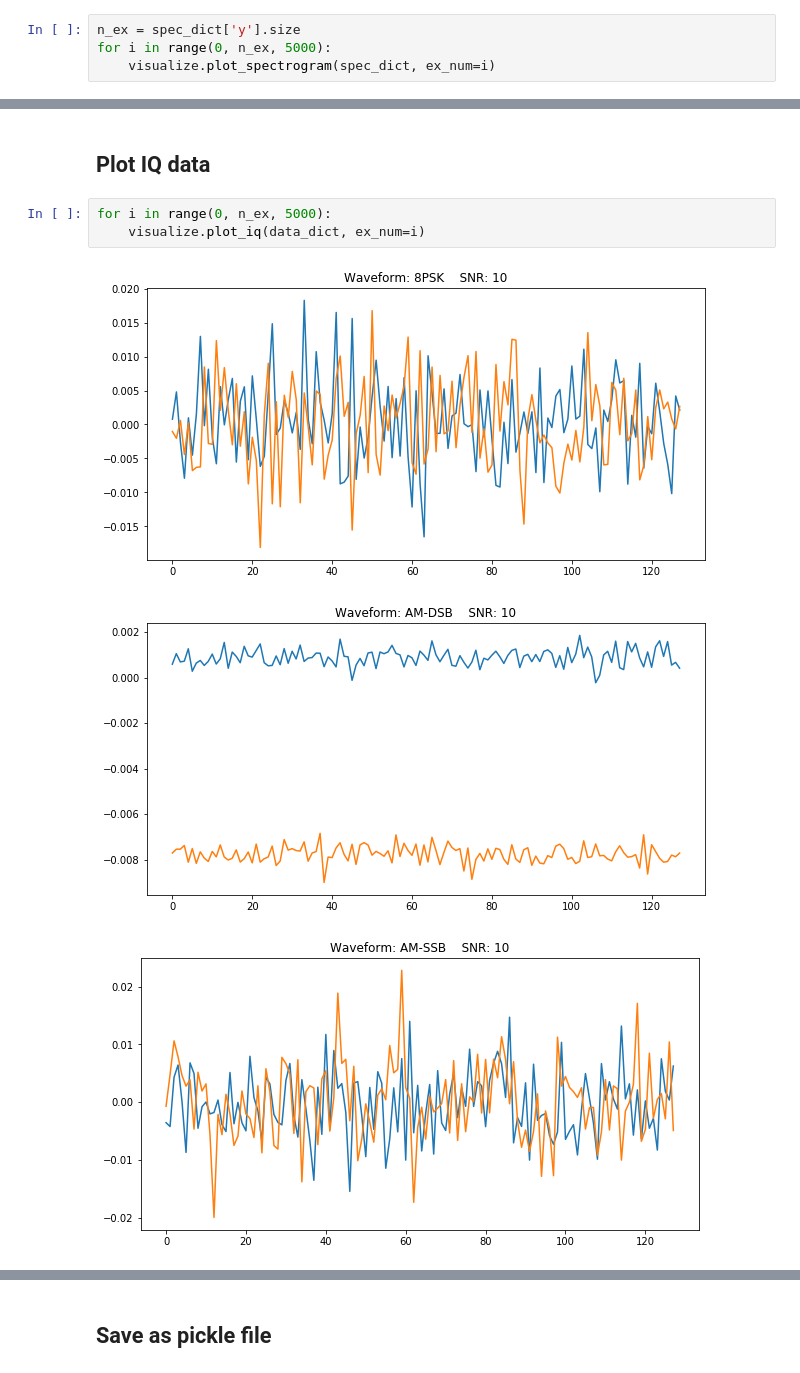
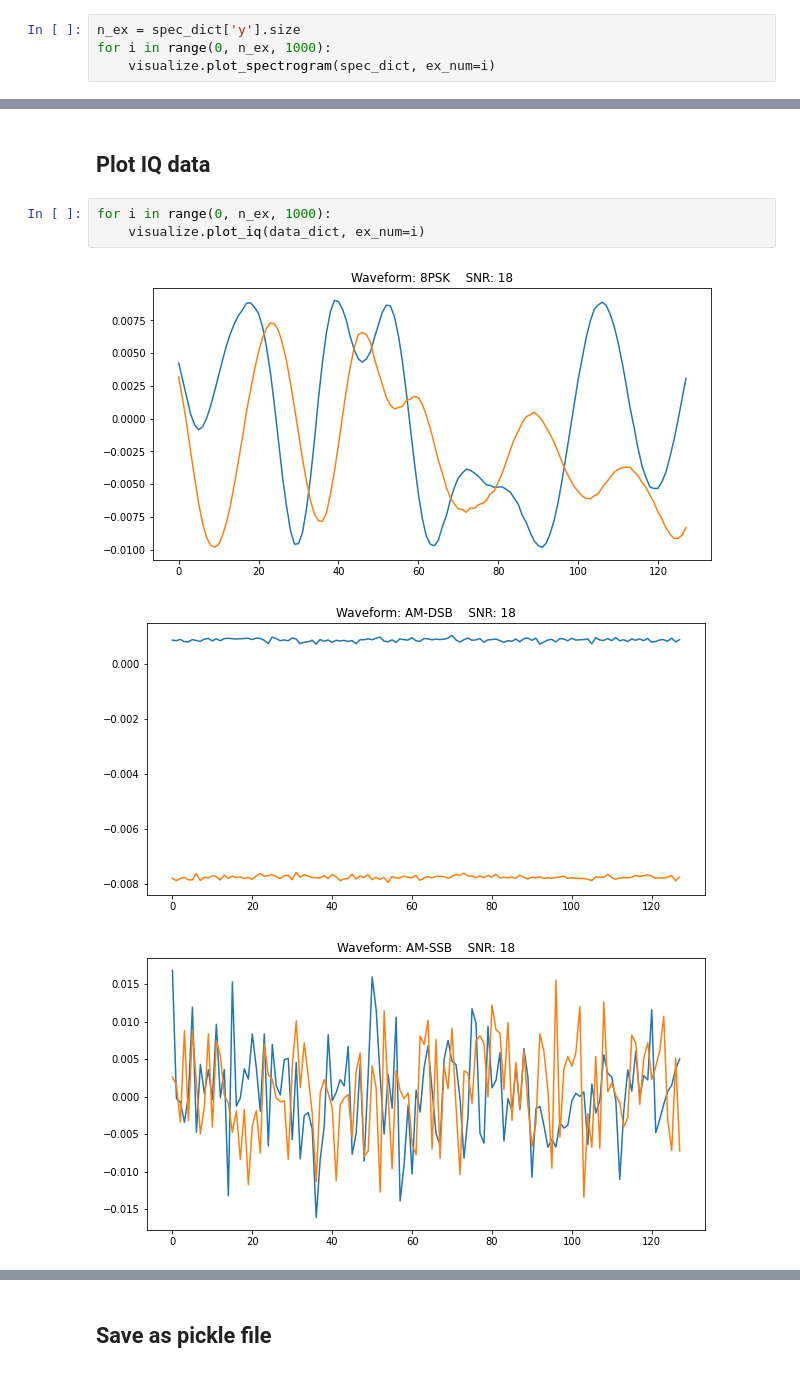
Before and after one commit to dfunni/complex-specgramCNN, a Jupyter notebook: notebooks/process_data.ipynb, the cells around one changed output, grey strips where cells are left out. Drawn from its saved outputs; the diff is of its cells as text.

```diff
--- a/notebooks/process_data.ipynb
+++ b/notebooks/process_data.ipynb
@@ -67,6 +67,6 @@ There are 55000 examples in dataset.
 Spectrograms are of shape:  (100, 100, 1)
 # %%
 n_ex = spec_dict['y'].size
-for i in range(0, n_ex, 5000):
+for i in range(0, n_ex, 1000):
     visualize.plot_spectrogram(spec_dict, ex_num=i)
 # %% [output]
@@ -84,9 +84,9 @@ for i in range(0, n_ex, 5000):
 # %% [markdown]
 ## Plot IQ data
 # %%
-for i in range(0, n_ex, 5000):
+for i in range(0, n_ex, 1000):
     visualize.plot_iq(data_dict, ex_num=i)
 # %% [output]
-[figure, old version]
+[figure, new version]
-[figure, old version]
+[figure, new version]
-[figure, old version]
+[figure, new version]
```
Also changed, not shown: parts of 5 cells of this notebook, 2 other files.
